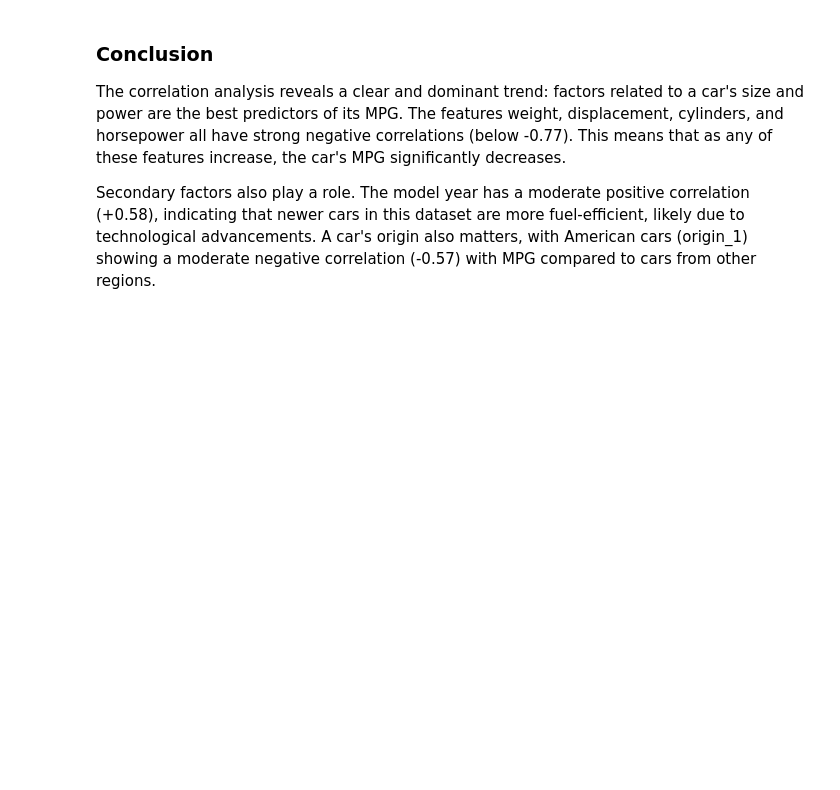
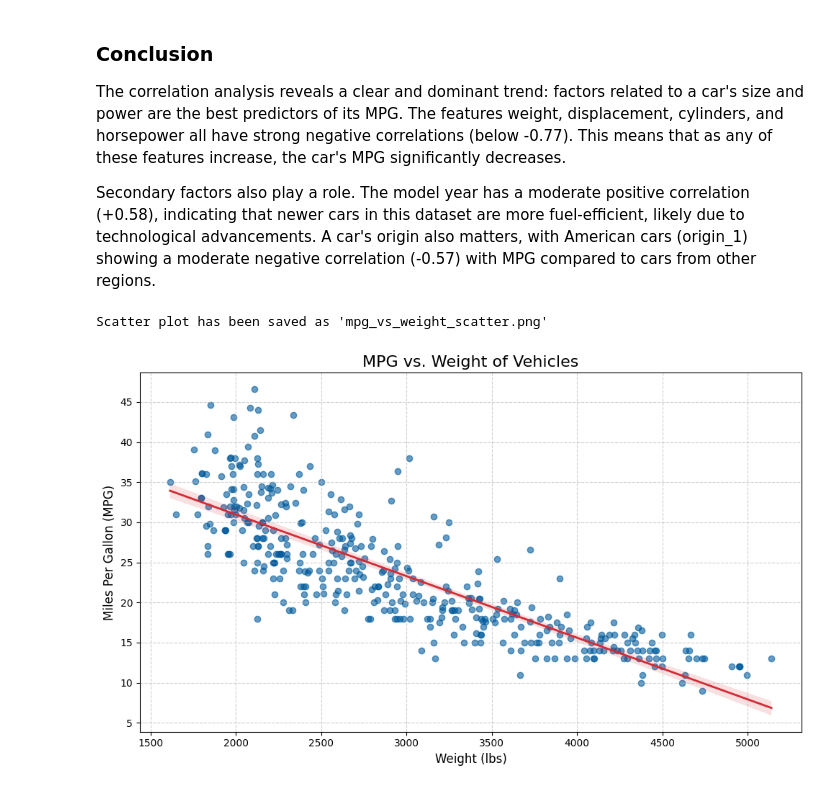
Before and after one commit to surenther/Data-Mining, a Jupyter notebook: Week4/Week4.ipynb, the cells around one changed output. Cells and saved outputs as stored; diff of their text form; code cells hidden in the pictures; blank space fills up the shorter version.

```diff
--- a/Week4/Week4.ipynb
+++ b/Week4/Week4.ipynb
@@ -138,3 +142,30 @@ Correlation heatmap has been saved as 'correlation_heatmap.png'.
 The correlation analysis reveals a clear and dominant trend: factors related to a car's size and power are the best predictors of its MPG. The features weight, displacement, cylinders, and horsepower all have strong negative correlations (below -0.77). This means that as any of these features increase, the car's MPG significantly decreases.
 
 Secondary factors also play a role. The model year has a moderate positive correlation (+0.58), indicating that newer cars in this dataset are more fuel-efficient, likely due to technological advancements. A car's origin also matters, with American cars (origin_1) showing a moderate negative correlation (-0.57) with MPG compared to cars from other regions.
+# %%
+# Create the Scatter Plot with Regression Line
+
+# Set the overall size of the plot
+plt.figure(figsize=(10, 6))
+
+# Use seaborn's regplot to create the scatter plot and add a linear regression line
+sns.regplot(data=df_prepped, x='weight', y='mpg',
+            scatter_kws={'alpha':0.6, 'color':'#005A9C'},
+            line_kws={'color':'#D42A34', 'linewidth':2})
+
+# Step 3: Add Labels, Title, and Grid for better readability
+plt.title('MPG vs. Weight of Vehicles', fontsize=16)
+plt.xlabel('Weight (lbs)', fontsize=12)
+plt.ylabel('Miles Per Gallon (MPG)', fontsize=12)
+plt.grid(True, linestyle='--', alpha=0.6)
+
+# Ensure everything fits without overlapping
+plt.tight_layout()
+
+# Step 4: Save the Figure to a File
+plt.savefig('mpg_vs_weight_scatter.png')
+
+print("Scatter plot has been saved as 'mpg_vs_weight_scatter.png'")
+# %% [output]
+Scatter plot has been saved as 'mpg_vs_weight_scatter.png'
+[figure, added]
```
Also changed, not shown: parts of 7 cells of this notebook, 1 other file.
